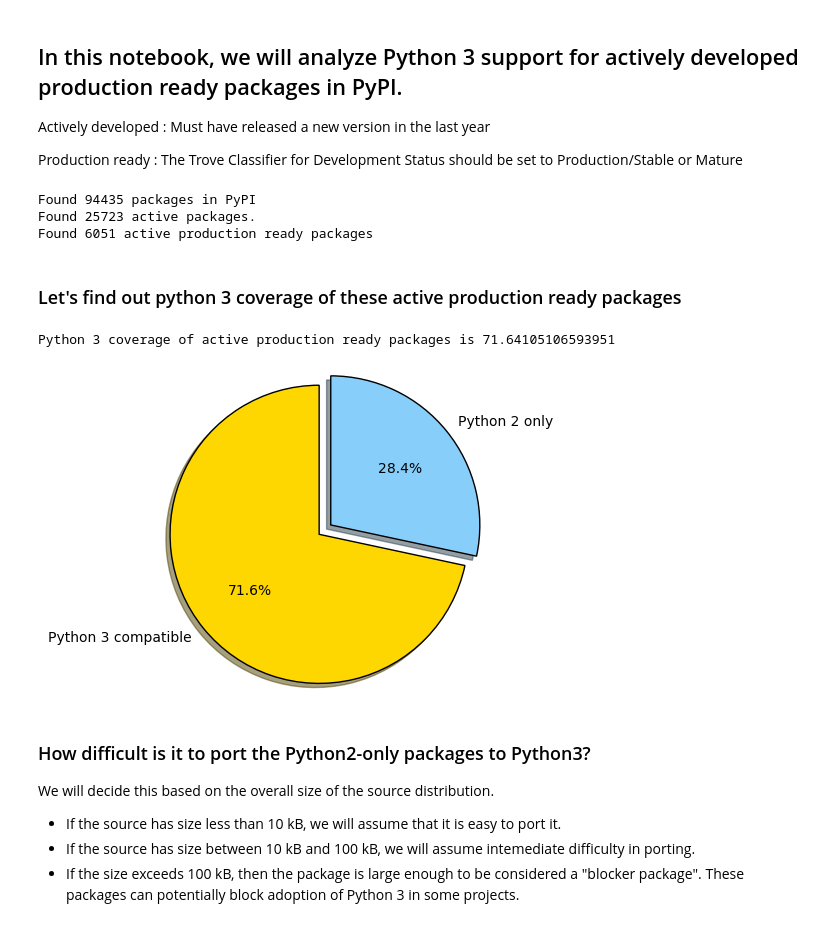
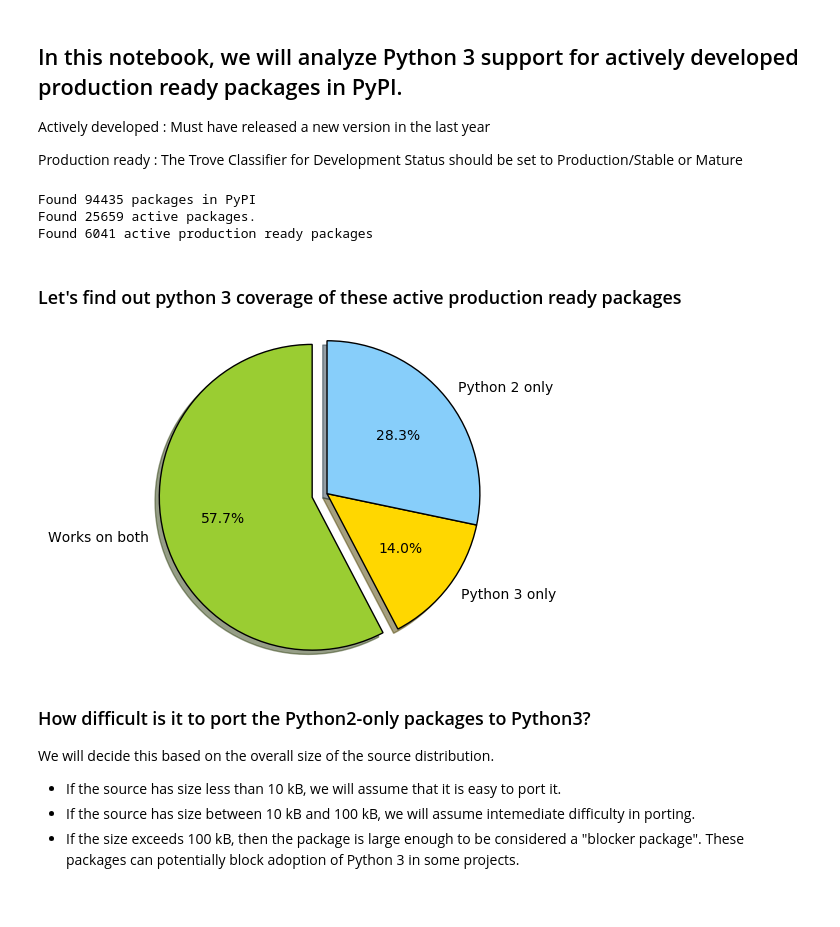
Before and after one commit to gutfeeling/pypi_explorer, a Jupyter notebook: pypi_database/analysis.ipynb, the cells around one changed output. Drawn from its saved outputs; the diff is of its cells as text; code cells hidden in the pictures.

Commit message:
added python 3 only packages

```diff
--- a/pypi_database/analysis.ipynb
+++ b/pypi_database/analysis.ipynb
@@ -10,6 +10,7 @@ from django.db.models import Q
 
 from package_info.models import PackageInfo
 
+one_year_ago = arrow.now().replace(years = -1).datetime.date()
 all_packages = PackageInfo.objects.all()
 print("Found {0} packages in PyPI".format(all_packages.count()))
 # First, get rid of packages that don't include trove classifiers
@@ -17,7 +18,6 @@ print("Found {0} packages in PyPI".format(all_packages.count()))
 legit_packages = PackageInfo.objects.exclude(has_classifiers = False).exclude(
     last_release_date = None)
 # Select for active packages (at least one release in the last year)
-one_year_ago = arrow.now().replace(years = -1).datetime.date()
 active_packages = legit_packages.exclude(last_release_date__lt = one_year_ago)
 print("Found {0} active packages.".format(active_packages.count()))
 # select for production ready packages
@@ -28,25 +28,30 @@ print("Found {0} active production ready packages".format(
     active_production_ready_packages.count()))
 # %% [output]
 Found 94435 packages in PyPI
-Found 25723 active packages.
-Found 6051 active production ready packages
+Found 25659 active packages.
+Found 6041 active production ready packages
 # %% [markdown]
 ### Let's find out python 3 coverage of these active production ready packages
-# %%
-from plots import draw_pie_chart
-py3_active_production_ready_packages = active_production_ready_packages.filter(
-    python3_compatible = True)
-py3_coverage = (py3_active_production_ready_packages.count()
-                /float(active_production_ready_packages.count())*100)
-print("Python 3 coverage of active production ready packages is {0}".format(
-    py3_coverage))
-draw_pie_chart([py3_coverage, 100 - py3_coverage],
-               [ "gold", "lightskyblue" ],
-               ["Python 3 compatible", "Python 2 only"],
-               [0.1, 0])
-# %% [output]
-Python 3 coverage of active production ready packages is 71.64105106593951
-[figure, removed]
+# %%
+from plots import draw_pie_chart
+both_active_production_ready_packages = active_production_ready_packages.filter(
+    python3_compatible = True).filter(python2_classifier_present = True)
+py3_only_active_production_ready_packages = active_production_ready_packages.filter(
+    python3_compatible = True).filter(python2_classifier_present = False)
+py2_only_active_production_ready_packages = active_production_ready_packages.filter(
+    python3_compatible = False)
+both_coverage = (both_active_production_ready_packages.count()
+                /float(active_production_ready_packages.count())*100)
+py3_only_coverage = (py3_only_active_production_ready_packages.count()
+                /float(active_production_ready_packages.count())*100)
+py2_only_coverage = (py2_only_active_production_ready_packages.count()
+                /float(active_production_ready_packages.count())*100)
+draw_pie_chart([both_coverage, py3_only_coverage, py2_only_coverage],
+               [ "yellowgreen", "gold", "lightskyblue" ],
+               ["Works on both", "Python 3 only", "Python 2 only"],
+               [0.1, 0, 0])
+# %% [output]
+[figure, added]
 # %% [markdown]
 ### How difficult is it to port the Python2-only packages to Python3?
 
```
Also changed, not shown: parts of 1 cell of this notebook.
